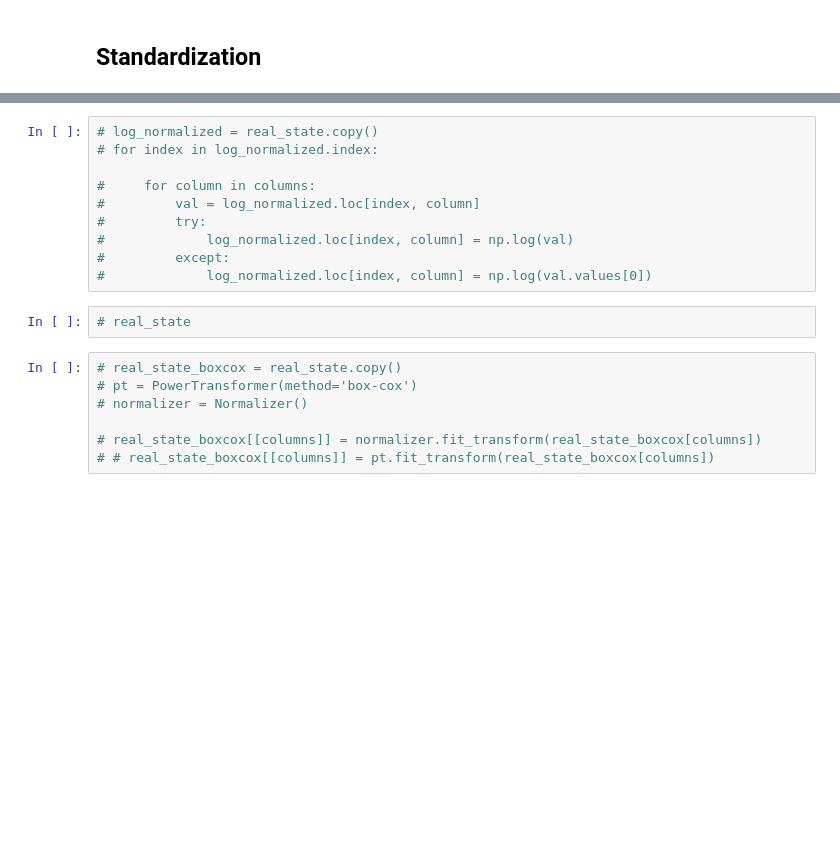
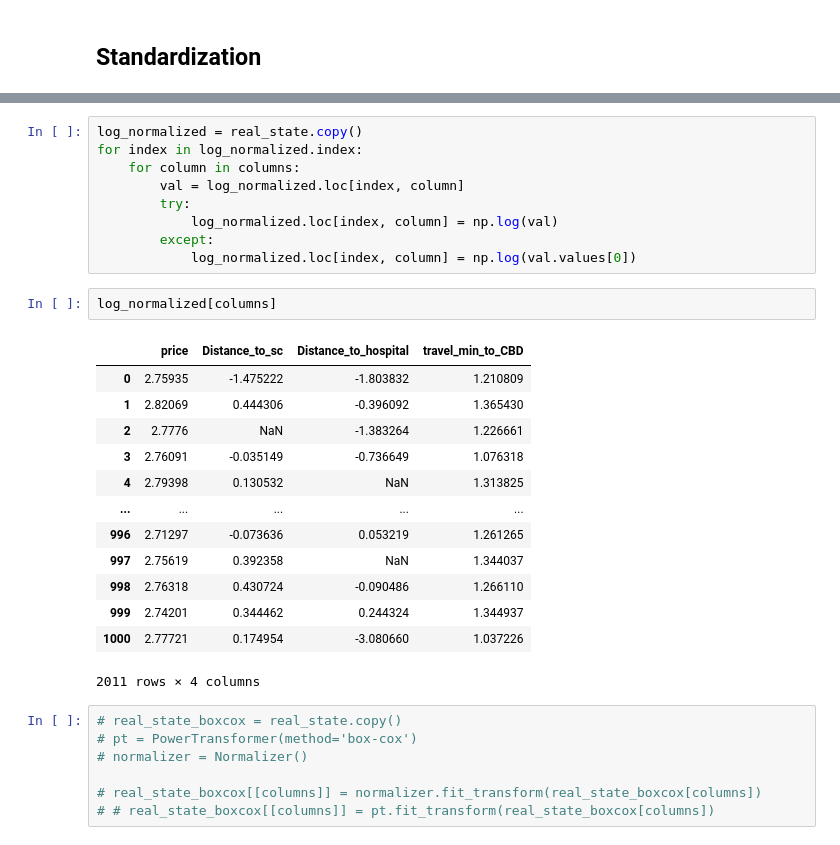
Before and after one commit to saiashirwad/ishan_dw, a Jupyter notebook: A3/A3.ipynb, the cells around one changed output, grey strips where cells are left out. Drawn from its saved outputs; the diff is of its cells as text; blank space fills up the shorter version.

```diff
--- a/A3/A3.ipynb
+++ b/A3/A3.ipynb
@@ -334,15 +410,28 @@ real_state
 # %%
-# log_normalized = real_state.copy()
-# for index in log_normalized.index:
-
-#     for column in columns:
-#         val = log_normalized.loc[index, column]
-#         try:
-#             log_normalized.loc[index, column] = np.log(val)
-#         except:
-#             log_normalized.loc[index, column] = np.log(val.values[0])
+log_normalized = real_state.copy()
+for index in log_normalized.index:
+    for column in columns:
+        val = log_normalized.loc[index, column]
+        try:
+            log_normalized.loc[index, column] = np.log(val)
+        except:
+            log_normalized.loc[index, column] = np.log(val.values[0])
-# %%
-# real_state
+# %%
+log_normalized[columns]
+# %% [output]
+|  | price | Distance_to_sc | Distance_to_hospital | travel_min_to_CBD |
+| 0 | 2.75935 | -1.475222 | -1.803832 | 1.210809 |
+| 1 | 2.82069 | 0.444306 | -0.396092 | 1.365430 |
+| 2 | 2.7776 | NaN | -1.383264 | 1.226661 |
+| 3 | 2.76091 | -0.035149 | -0.736649 | 1.076318 |
+| 4 | 2.79398 | 0.130532 | NaN | 1.313825 |
+| ... | ... | ... | ... | ... |
+| 996 | 2.71297 | -0.073636 | 0.053219 | 1.261265 |
+| 997 | 2.75619 | 0.392358 | NaN | 1.344037 |
+| 998 | 2.76318 | 0.430724 | -0.090486 | 1.266110 |
+| 999 | 2.74201 | 0.344462 | 0.244324 | 1.344937 |
+| 1000 | 2.77721 | 0.174954 | -3.080660 | 1.037226 |
+2011 rows × 4 columns
 # %%
 # real_state_boxcox = real_state.copy()
 # pt = PowerTransformer(method='box-cox')
```
Also changed, not shown: parts of 23 cells of this notebook, 2 other files.
